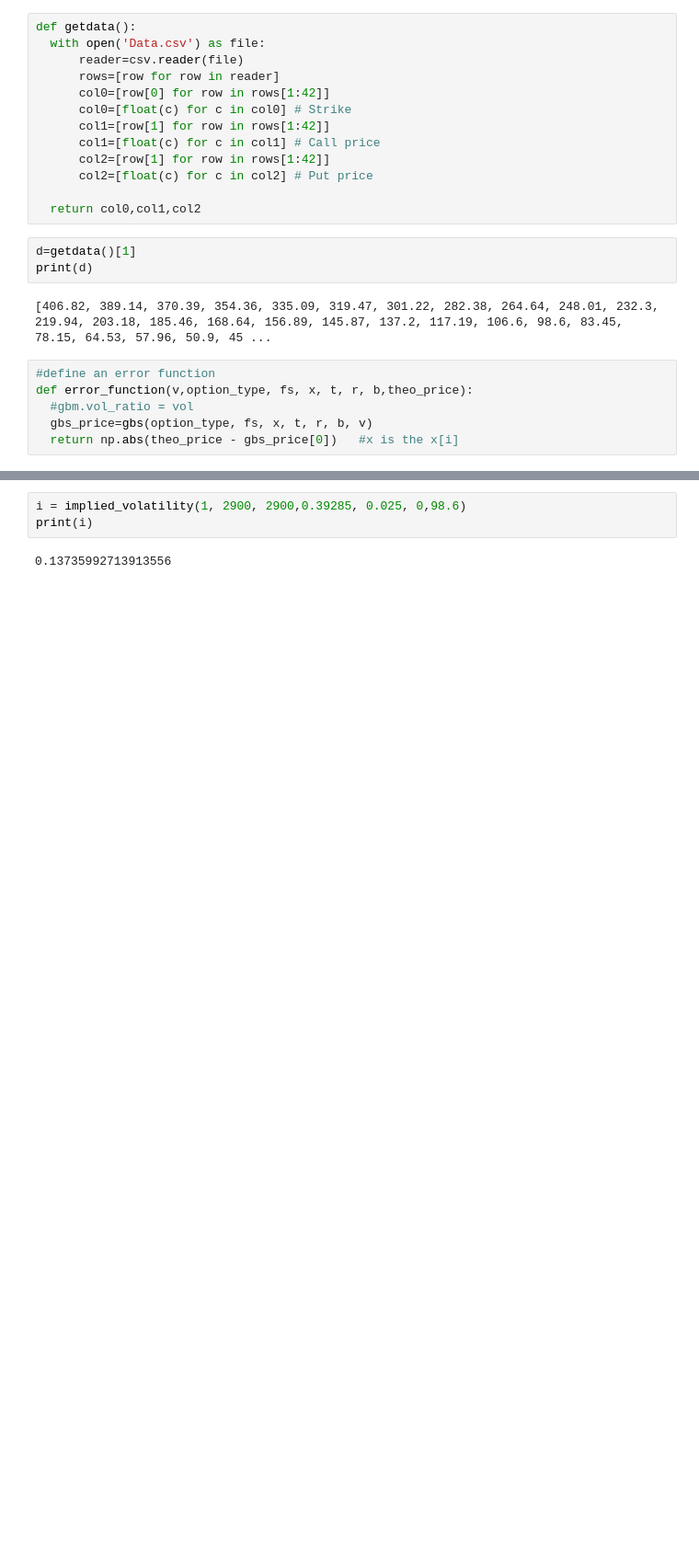
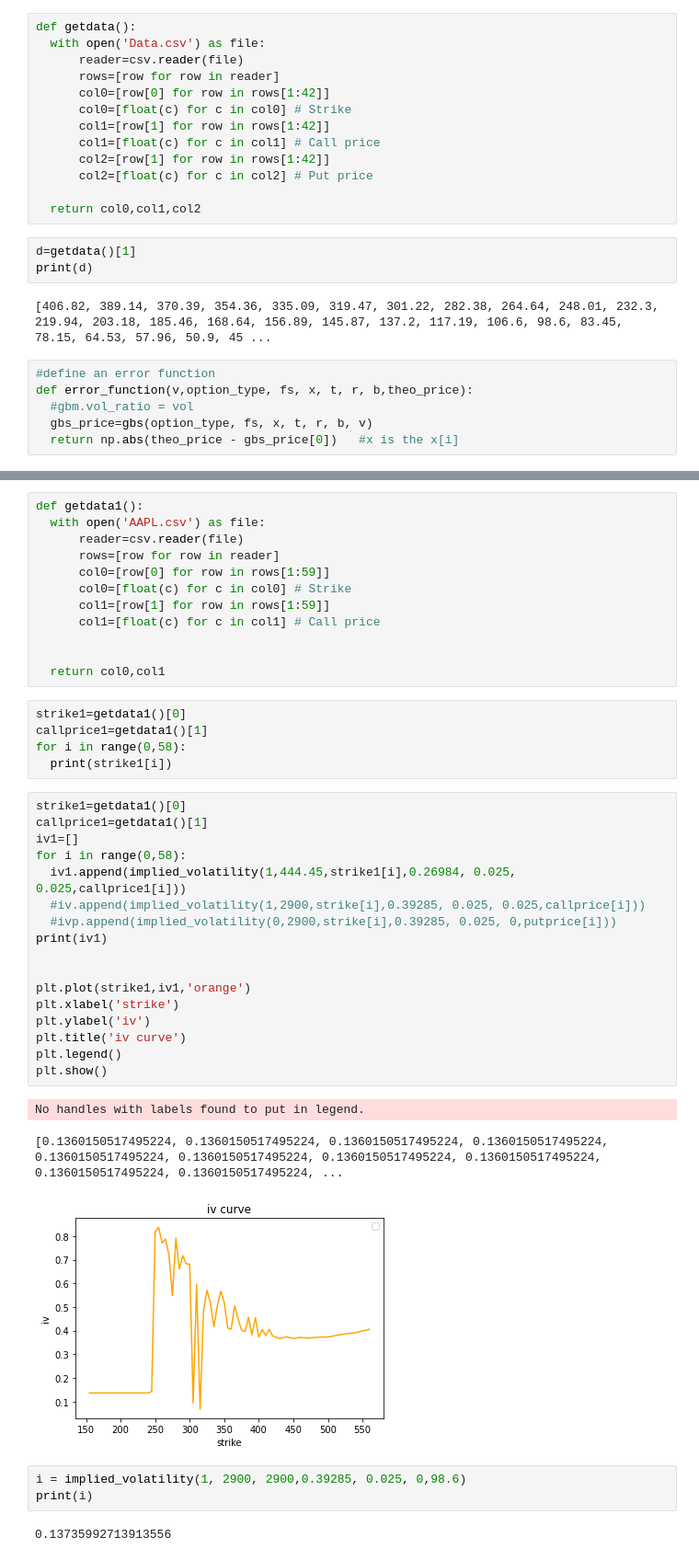
Before and after one commit to gannannavelorange/Project, a Jupyter notebook: src/question2.ipynb, the cells around one changed output, grey strips where cells are left out. Shown at 92% size. Drawn from its saved outputs; the diff is of its cells as text; blank space fills up the shorter version.

```diff
--- a/src/question2.ipynb
+++ b/src/question2.ipynb
@@ -129,3 +136,41 @@ No handles with labels found to put in legend.
+# %%
+def getdata1():
+  with open('AAPL.csv') as file:
+      reader=csv.reader(file)
+      rows=[row for row in reader]
+      col0=[row[0] for row in rows[1:59]]
+      col0=[float(c) for c in col0] # Strike
+      col1=[row[1] for row in rows[1:59]]
+      col1=[float(c) for c in col1] # Call price
+
+
+  return col0,col1
+# %%
+strike1=getdata1()[0]
+callprice1=getdata1()[1]
+for i in range(0,58):
+  print(strike1[i])
+# %%
+strike1=getdata1()[0]
+callprice1=getdata1()[1]
+iv1=[]
+for i in range(0,58):
+  iv1.append(implied_volatility(1,444.45,strike1[i],0.26984, 0.025, 0.025,callprice1[i]))
+  #iv.append(implied_volatility(1,2900,strike[i],0.39285, 0.025, 0.025,callprice[i]))
+  #ivp.append(implied_volatility(0,2900,strike[i],0.39285, 0.025, 0,putprice[i]))
+print(iv1)
+
+
+plt.plot(strike1,iv1,'orange')
+plt.xlabel('strike')
+plt.ylabel('iv')
+plt.title('iv curve')
+plt.legend()
+plt.show()
+# %% [output]
+No handles with labels found to put in legend.
+[0.1360150517495224, 0.1360150517495224, 0.1360150517495224, 0.1360150517495224, 0.1360150517495224, 0.1360150517495224, 0.1360150517495224, 0.1360150517495224, 0.1360150517495224, 0.1360150517495224, ...
+[figure, added]
 # %%
 i = implied_volatility(1, 2900, 2900,0.39285, 0.025, 0,98.6)
 print(i)
```
Also changed, not shown: parts of 6 cells of this notebook.
